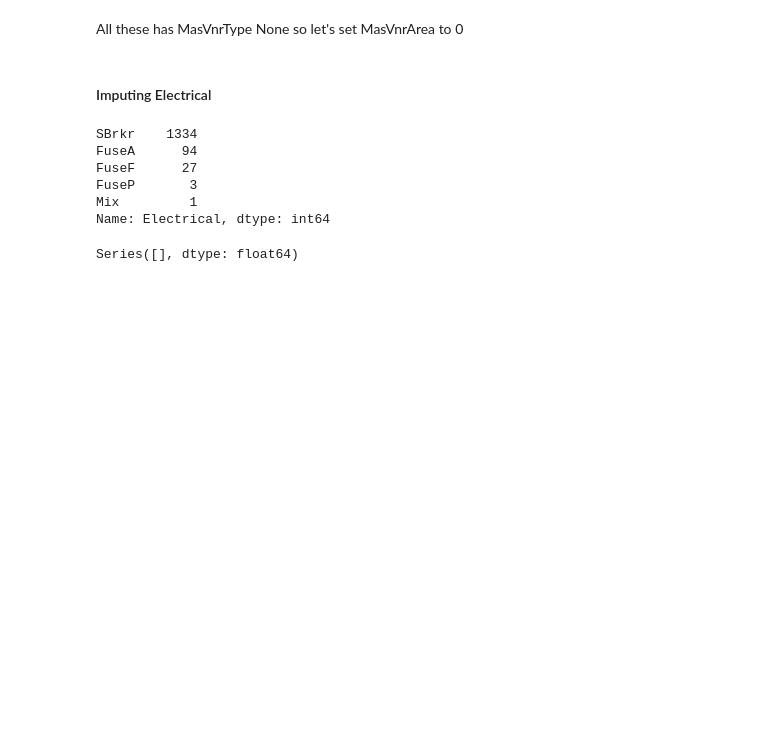
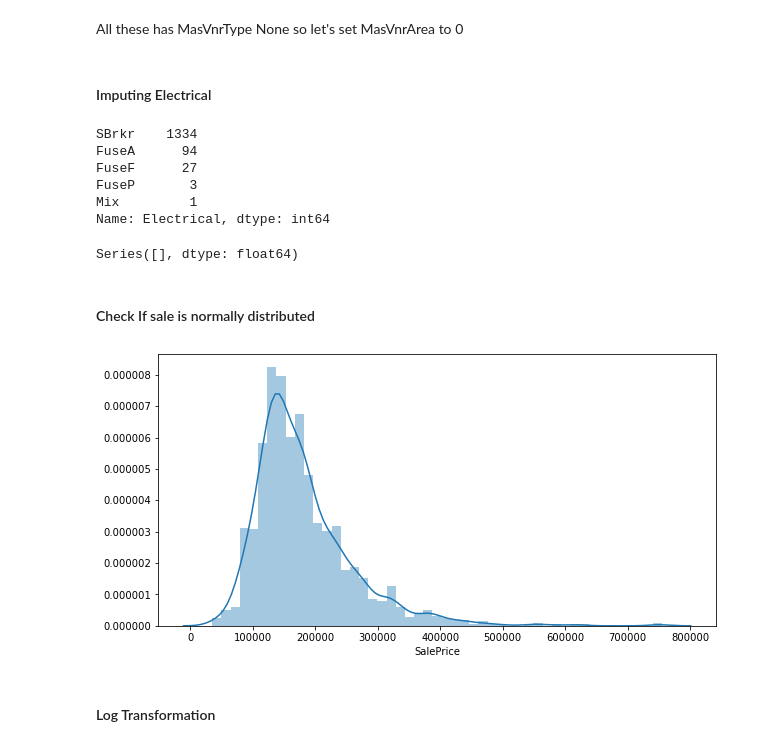
Before and after one commit to singh-manvinder/house_price_prediction, a Jupyter notebook: solution.ipynb, the cells around one changed output. Drawn from its saved outputs; the diff is of its cells as text; code cells hidden in the pictures; blank space fills up the shorter version.

Commit message:
Handle sales price skewness

```diff
--- a/solution.ipynb
+++ b/solution.ipynb
@@ -197,3 +197,13 @@ null_per = 100 * df_housing.isnull().sum() / df_housing.shape[0]
 null_per[null_per > 0]
 # %% [output]
 Series([], dtype: float64)
+# %% [markdown]
+#### Check If sale is normally distributed
+# %%
+plt.figure(figsize=(10,5))
+sns.distplot(df_housing['SalePrice'])
+plt.show()
+# %% [output]
+[figure, added]
+# %% [markdown]
+#### Log Transformation
```
Also changed, not shown: parts of 7 cells of this notebook.
